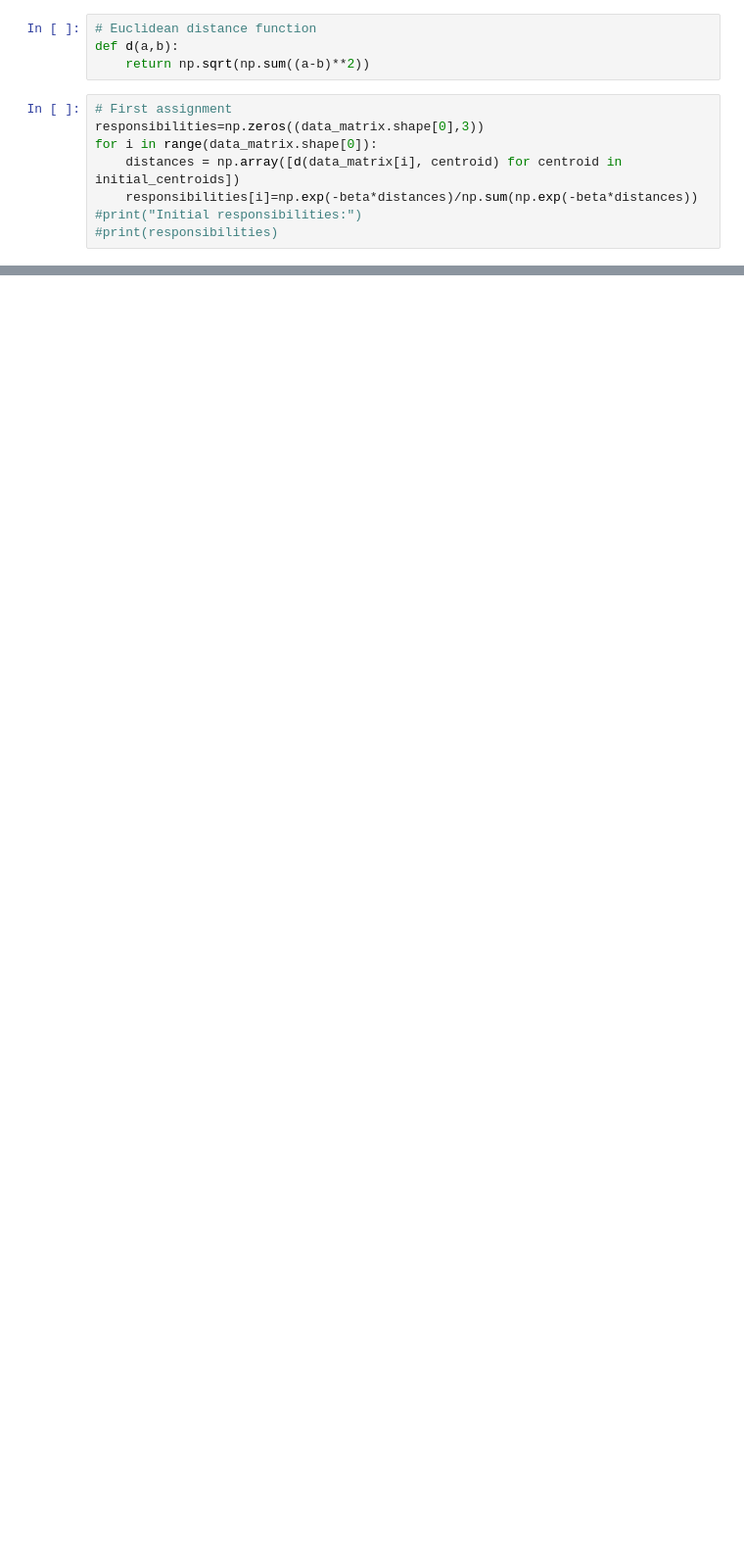
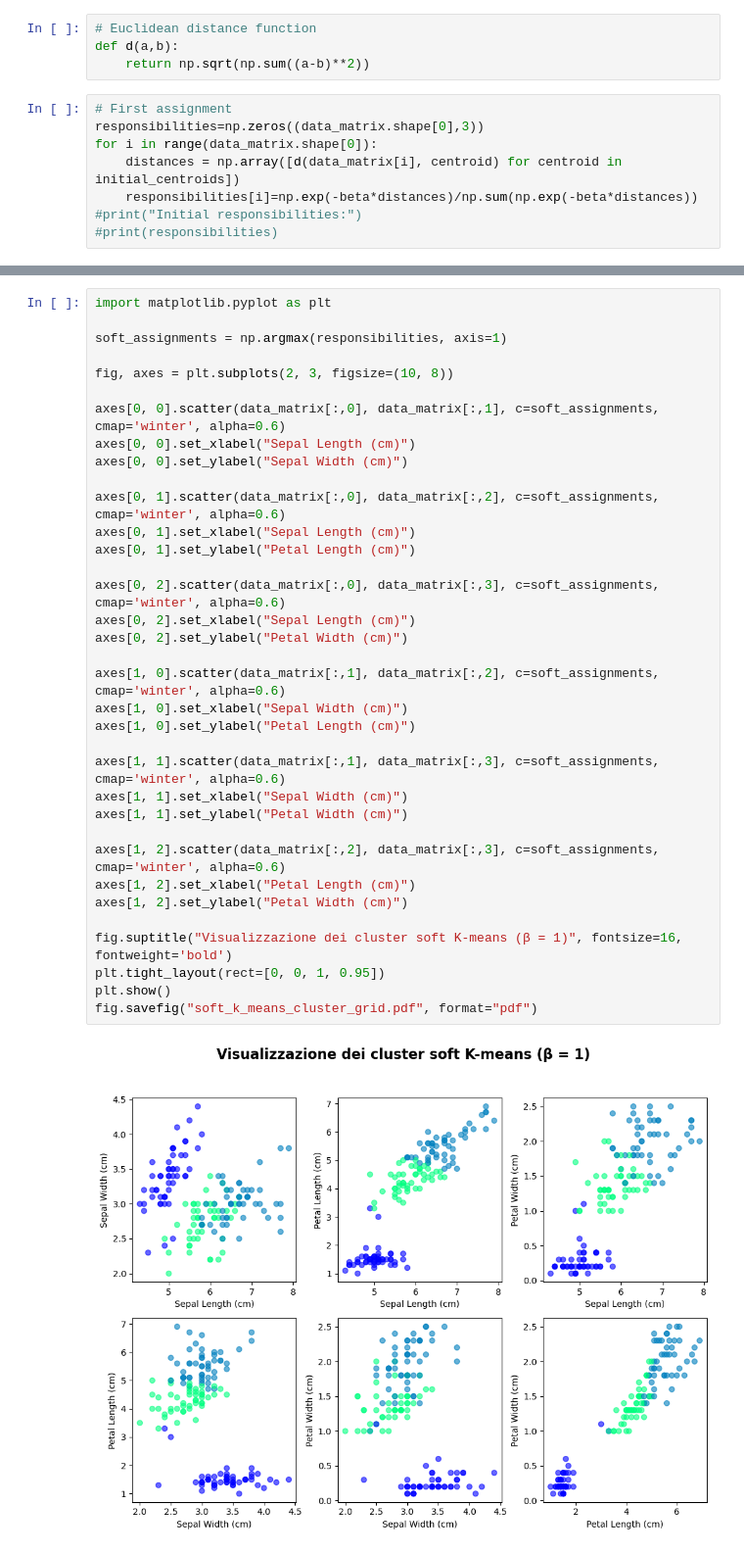
Before and after one commit to gabrielecerioli/Clustering_algorithms, a Jupyter notebook: soft_k_means/Soft_k_means_clustering.ipynb, the cells around one changed output, grey strips where cells are left out. Shown at 98% size. Cells and saved outputs as stored; diff of their text form; blank space fills up the shorter version.

```diff
--- a/soft_k_means/Soft_k_means_clustering.ipynb
+++ b/soft_k_means/Soft_k_means_clustering.ipynb
@@ -89,0 +90,37 @@ print(responsibilities)
+# %%
+import matplotlib.pyplot as plt
+
+soft_assignments = np.argmax(responsibilities, axis=1)
+
+fig, axes = plt.subplots(2, 3, figsize=(10, 8))
+
+axes[0, 0].scatter(data_matrix[:,0], data_matrix[:,1], c=soft_assignments, cmap='winter', alpha=0.6)
+axes[0, 0].set_xlabel("Sepal Length (cm)")
+axes[0, 0].set_ylabel("Sepal Width (cm)")
+
+axes[0, 1].scatter(data_matrix[:,0], data_matrix[:,2], c=soft_assignments, cmap='winter', alpha=0.6)
+axes[0, 1].set_xlabel("Sepal Length (cm)")
+axes[0, 1].set_ylabel("Petal Length (cm)")
+
+axes[0, 2].scatter(data_matrix[:,0], data_matrix[:,3], c=soft_assignments, cmap='winter', alpha=0.6)
+axes[0, 2].set_xlabel("Sepal Length (cm)")
+axes[0, 2].set_ylabel("Petal Width (cm)")
+
+axes[1, 0].scatter(data_matrix[:,1], data_matrix[:,2], c=soft_assignments, cmap='winter', alpha=0.6)
+axes[1, 0].set_xlabel("Sepal Width (cm)")
+axes[1, 0].set_ylabel("Petal Length (cm)")
+
+axes[1, 1].scatter(data_matrix[:,1], data_matrix[:,3], c=soft_assignments, cmap='winter', alpha=0.6)
+axes[1, 1].set_xlabel("Sepal Width (cm)")
+axes[1, 1].set_ylabel("Petal Width (cm)")
+
+axes[1, 2].scatter(data_matrix[:,2], data_matrix[:,3], c=soft_assignments, cmap='winter', alpha=0.6)
+axes[1, 2].set_xlabel("Petal Length (cm)")
+axes[1, 2].set_ylabel("Petal Width (cm)")
+
+fig.suptitle("Visualizzazione dei cluster soft K-means (β = 1)", fontsize=16, fontweight='bold')
+plt.tight_layout(rect=[0, 0, 1, 0.95])
+plt.show()
+fig.savefig("soft_k_means_cluster_grid.pdf", format="pdf")
+# %% [output]
+[figure, added]
```
Also changed, not shown: parts of 2 cells of this notebook, 2 other files.
